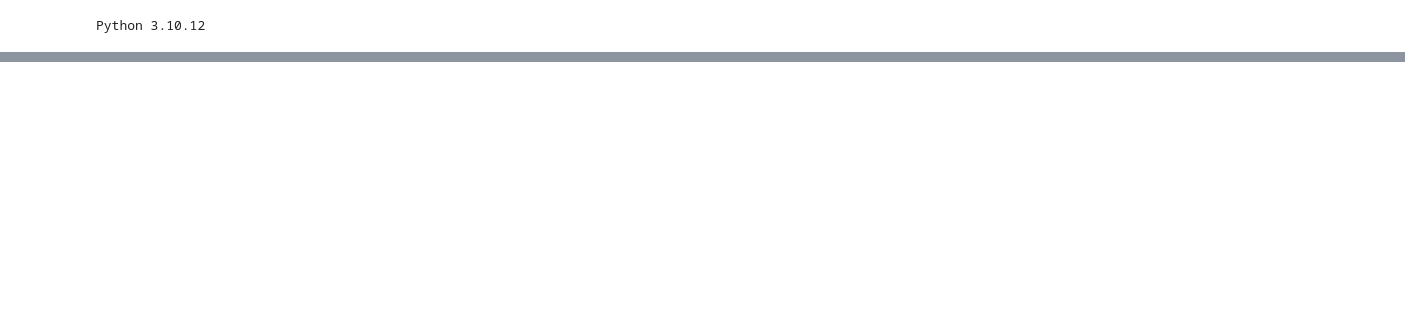
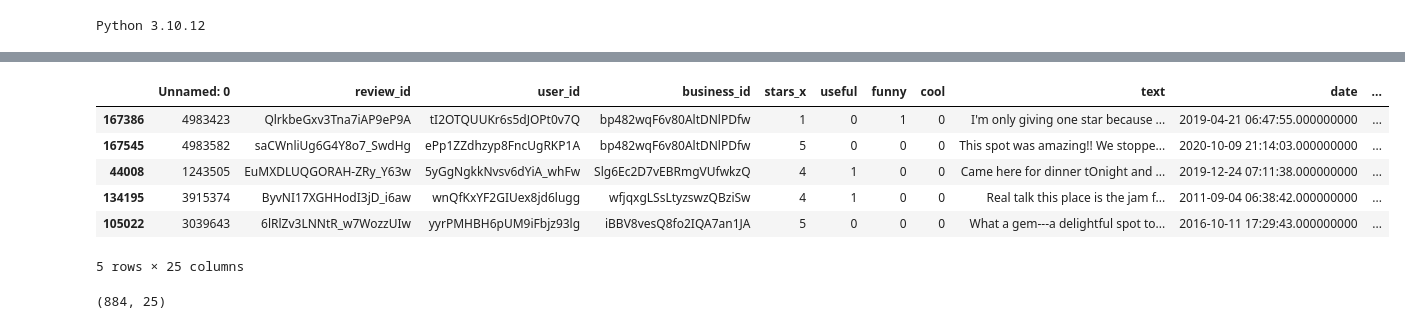
Before and after one commit to mexiliang/SIADS699, a Jupyter notebook: absa_train.ipynb, the cells around one changed output, grey strips where cells are left out. Cells and saved outputs as stored; diff of their text form; code cells hidden in the pictures; blank space fills up the shorter version.

```diff
--- a/absa_train.ipynb
+++ b/absa_train.ipynb
@@ -276,0 +350,4 @@ model.push_to_hub("ginkgogo/setfit-absa-bge-small-en-v1.5-restaurants")
+# %%
+sentences = list(random_df_2000['text'])
+# sentences
+preds = model(sentences)
@@ -276,0 +360,9 @@ model.push_to_hub("ginkgogo/setfit-absa-bge-small-en-v1.5-restaurants")
+# %%
+aspects_sentiment = []
+for i in preds:
+  if len(i) > 0:
+    aspects_sentiment.append(i)
+  else:
+    aspects_sentiment.append('{}')
+
+random_df_2000['aspects_sentiment'] = aspects_sentiment
@@ -276,0 +384,15 @@ model.push_to_hub("ginkgogo/setfit-absa-bge-small-en-v1.5-restaurants")
+# %%
+random_df_2000.head()
+# %% [output]
+|  | Unnamed: 0 | review_id | user_id | business_id | stars_x | useful | funny | cool | text | date | ... |
+| 167386 | 4983423 | QlrkbeGxv3Tna7iAP9eP9A | tI2OTQUUKr6s5dJOPt0v7Q | bp482wqF6v80AltDNlPDfw | 1 | 0 | 1 | 0 | I'm only giving one star because ... | 2019-04-21 06:47:55.000000000 | ... |
+| 167545 | 4983582 | saCWnliUg6G4Y8o7_SwdHg | ePp1ZZdhzyp8FncUgRKP1A | bp482wqF6v80AltDNlPDfw | 5 | 0 | 0 | 0 | This spot was amazing!! We stoppe... | 2020-10-09 21:14:03.000000000 | ... |
+| 44008 | 1243505 | EuMXDLUQGORAH-ZRy_Y63w | 5yGgNgkkNvsv6dYiA_whFw | Slg6Ec2D7vEBRmgVUfwkzQ | 4 | 1 | 0 | 0 | Came here for dinner tOnight and ... | 2019-12-24 07:11:38.000000000 | ... |
+| 134195 | 3915374 | ByvNI17XGHHodI3jD_i6aw | wnQfKxYF2GIUex8jd6lugg | wfjqxgLSsLtyzswzQBziSw | 4 | 1 | 0 | 0 | Real talk this place is the jam f... | 2011-09-04 06:38:42.000000000 | ... |
+| 105022 | 3039643 | 6lRlZv3LNNtR_w7WozzUIw | yyrPMHBH6pUM9iFbjz93lg | iBBV8vesQ8fo2IQA7an1JA | 5 | 0 | 0 | 0 | What a gem---a delightful spot to... | 2016-10-11 17:29:43.000000000 | ... |
+5 rows × 25 columns
+# %%
+with_aspect_df = random_df_2000.dropna(subset=['aspects_sentiment'])
+print(with_aspect_df.shape)
+# %% [output]
+(884, 25)
```
Also changed, not shown: parts of 36 cells of this notebook.
